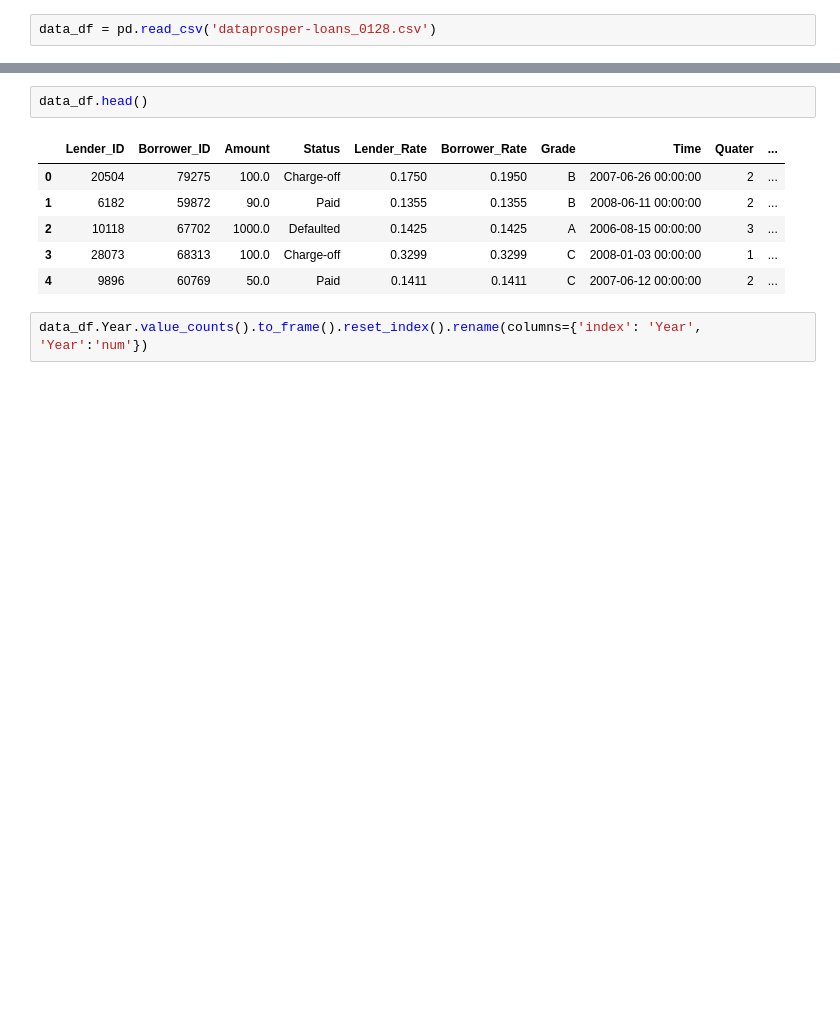
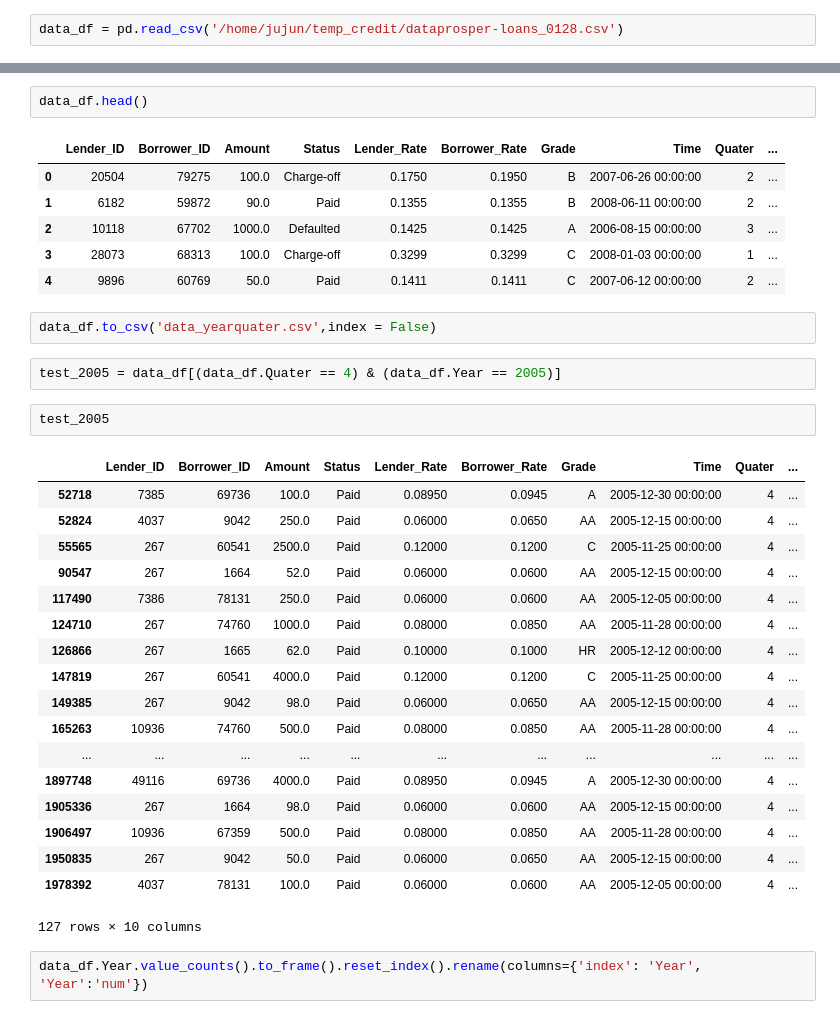
Before and after one commit to jhuang2023/socialcredit, a Jupyter notebook: 20200214.ipynb, the cells around one changed output, grey strips where cells are left out. Cells and saved outputs as stored; diff of their text form; blank space fills up the shorter version.

Commit message:
get data_yearquater

```diff
--- a/20200206.ipynb
+++ b/20200214.ipynb
@@ -8,7 +8,7 @@ import pickle
 # %%
 from datetime import datetime
 # %%
-data_df = pd.read_csv('dataprosper-loans_0128.csv')
+data_df = pd.read_csv('/home/jujun/temp_credit/dataprosper-loans_0128.csv')
 # %%
 data_df.head()
 # %% [output]
@@ -108,6 +108,31 @@ data_df.head()
 | 2 | 10118 | 67702 | 1000.0 | Defaulted | 0.1425 | 0.1425 | A | 2006-08-15 00:00:00 | 3 | ... |
 | 3 | 28073 | 68313 | 100.0 | Charge-off | 0.3299 | 0.3299 | C | 2008-01-03 00:00:00 | 1 | ... |
 | 4 | 9896 | 60769 | 50.0 | Paid | 0.1411 | 0.1411 | C | 2007-06-12 00:00:00 | 2 | ... |
+# %%
+data_df.to_csv('data_yearquater.csv',index = False)
+# %%
+test_2005 = data_df[(data_df.Quater == 4) & (data_df.Year == 2005)]
+# %%
+test_2005
+# %% [output]
+|  | Lender_ID | Borrower_ID | Amount | Status | Lender_Rate | Borrower_Rate | Grade | Time | Quater | ... |
+| 52718 | 7385 | 69736 | 100.0 | Paid | 0.08950 | 0.0945 | A | 2005-12-30 00:00:00 | 4 | ... |
+| 52824 | 4037 | 9042 | 250.0 | Paid | 0.06000 | 0.0650 | AA | 2005-12-15 00:00:00 | 4 | ... |
+| 55565 | 267 | 60541 | 2500.0 | Paid | 0.12000 | 0.1200 | C | 2005-11-25 00:00:00 | 4 | ... |
+| 90547 | 267 | 1664 | 52.0 | Paid | 0.06000 | 0.0600 | AA | 2005-12-15 00:00:00 | 4 | ... |
+| 117490 | 7386 | 78131 | 250.0 | Paid | 0.06000 | 0.0600 | AA | 2005-12-05 00:00:00 | 4 | ... |
+| 124710 | 267 | 74760 | 1000.0 | Paid | 0.08000 | 0.0850 | AA | 2005-11-28 00:00:00 | 4 | ... |
+| 126866 | 267 | 1665 | 62.0 | Paid | 0.10000 | 0.1000 | HR | 2005-12-12 00:00:00 | 4 | ... |
+| 147819 | 267 | 60541 | 4000.0 | Paid | 0.12000 | 0.1200 | C | 2005-11-25 00:00:00 | 4 | ... |
+| 149385 | 267 | 9042 | 98.0 | Paid | 0.06000 | 0.0650 | AA | 2005-12-15 00:00:00 | 4 | ... |
+| 165263 | 10936 | 74760 | 500.0 | Paid | 0.08000 | 0.0850 | AA | 2005-11-28 00:00:00 | 4 | ... |
+| ... | ... | ... | ... | ... | ... | ... | ... | ... | ... | ... |
+| 1897748 | 49116 | 69736 | 4000.0 | Paid | 0.08950 | 0.0945 | A | 2005-12-30 00:00:00 | 4 | ... |
+| 1905336 | 267 | 1664 | 98.0 | Paid | 0.06000 | 0.0600 | AA | 2005-12-15 00:00:00 | 4 | ... |
+| 1906497 | 10936 | 67359 | 500.0 | Paid | 0.08000 | 0.0850 | AA | 2005-11-28 00:00:00 | 4 | ... |
+| 1950835 | 267 | 9042 | 50.0 | Paid | 0.06000 | 0.0650 | AA | 2005-12-15 00:00:00 | 4 | ... |
+| 1978392 | 4037 | 78131 | 100.0 | Paid | 0.06000 | 0.0600 | AA | 2005-12-05 00:00:00 | 4 | ... |
+127 rows × 10 columns
 # %%
 data_df.Year.value_counts().to_frame().reset_index().rename(columns={'index': 'Year', 'Year':'num'})
 # %% [output]
```
Also changed, not shown: parts of 1 cell of this notebook.
